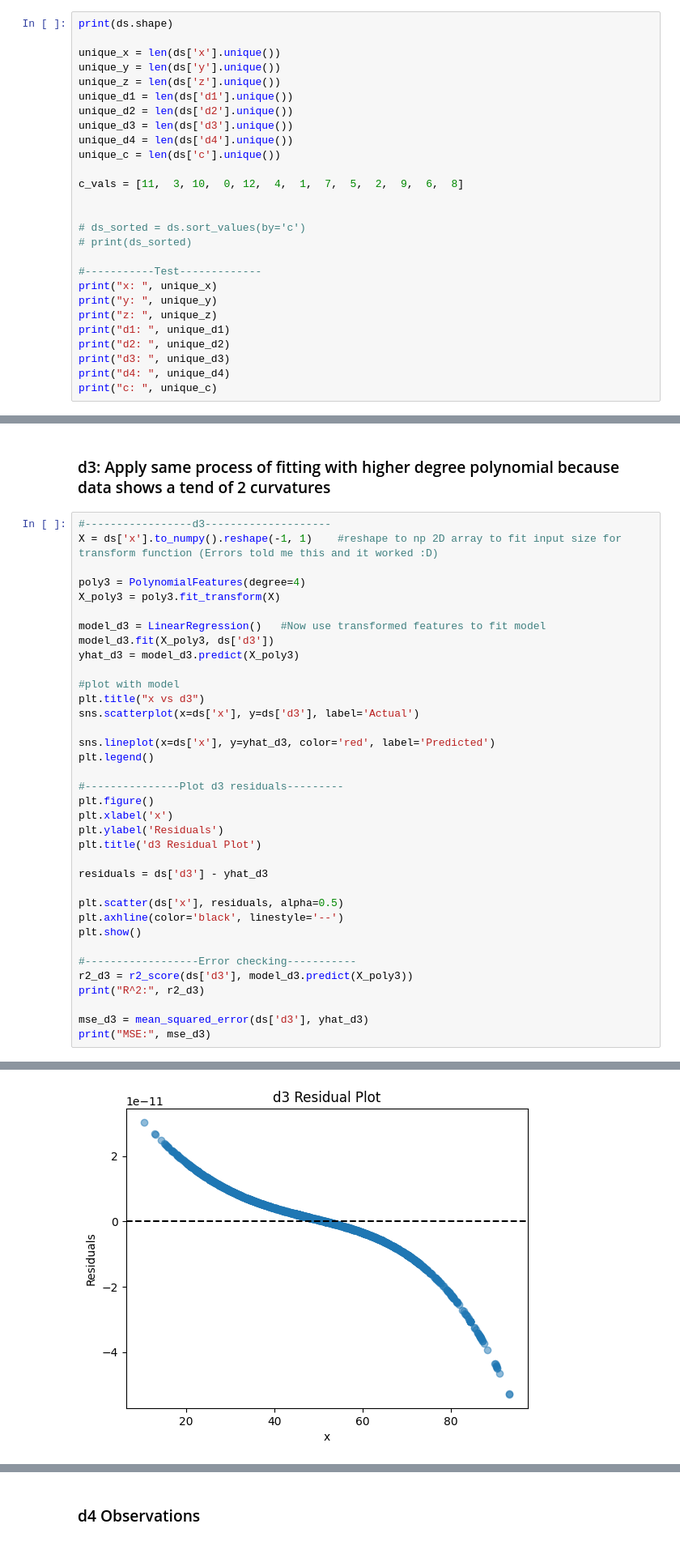
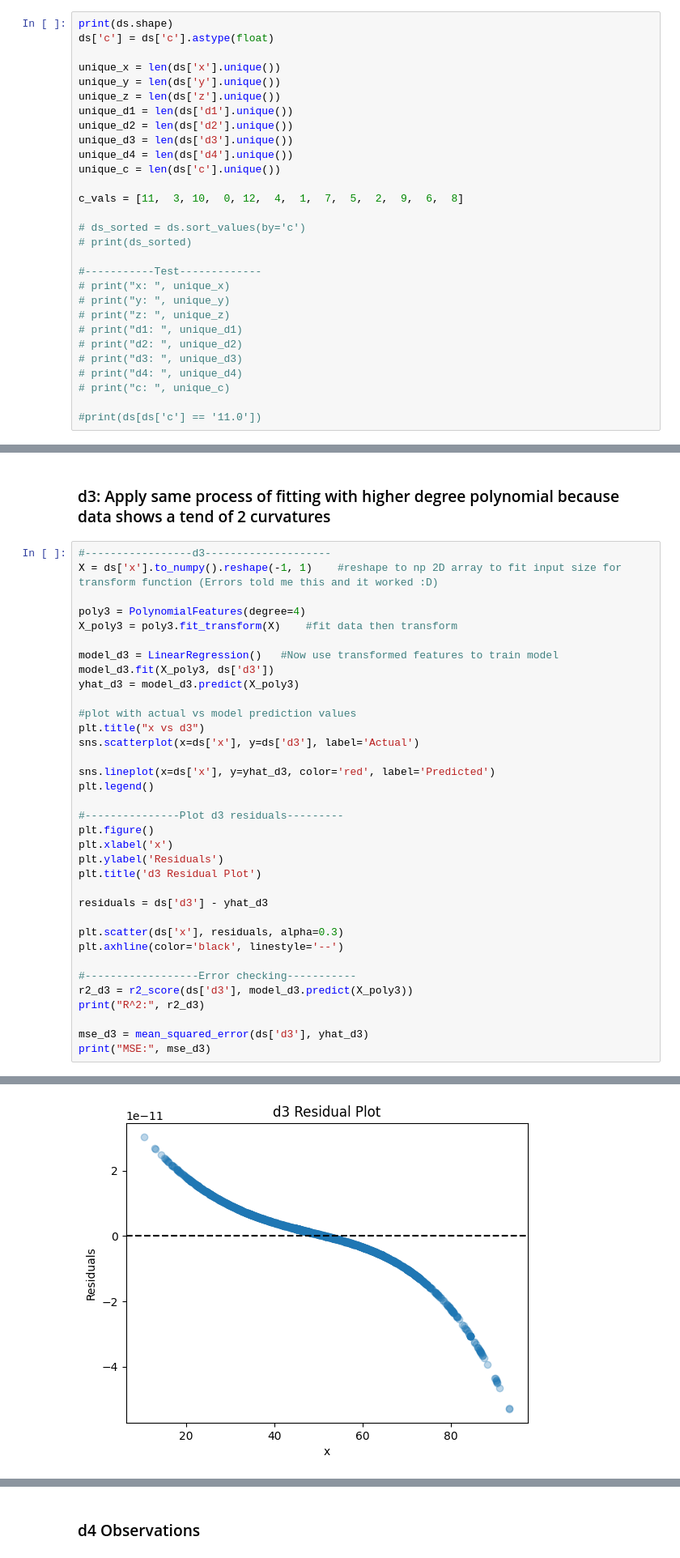
Before and after one commit to janaeF/CS577_HW-4, a Jupyter notebook: hw4/src/assignment4.ipynb, the cells around one changed output, grey strips where cells are left out. Shown at 81% size. Saved outputs shown, nothing was run; the diff lists cells and outputs as text.

```diff
--- a/hw4/src/assignment4.ipynb
+++ b/hw4/src/assignment4.ipynb
@@ -147,6 +191,7 @@ plt.show()
 ### Figuring out c
 # %%
 print(ds.shape)
+ds['c'] = ds['c'].astype(float)
 
 unique_x = len(ds['x'].unique())
 unique_y = len(ds['y'].unique())
@@ -159,18 +204,19 @@ unique_c = len(ds['c'].unique())
 
 c_vals = [11,  3, 10,  0, 12,  4,  1,  7,  5,  2,  9,  6,  8]
 
-
 # ds_sorted = ds.sort_values(by='c')
 # print(ds_sorted)
 
 #-----------Test-------------
-print("x: ", unique_x)
-print("y: ", unique_y)
-print("z: ", unique_z)
-print("d1: ", unique_d1)
-print("d2: ", unique_d2)
-print("d3: ", unique_d3)
-print("d4: ", unique_d4)
-print("c: ", unique_c)
+# print("x: ", unique_x)
+# print("y: ", unique_y)
+# print("z: ", unique_z)
+# print("d1: ", unique_d1)
+# print("d2: ", unique_d2)
+# print("d3: ", unique_d3)
+# print("d4: ", unique_d4)
+# print("c: ", unique_c)
+
+#print(ds[ds['c'] == '11.0'])
 # %% [output]
 (1846, 8)
@@ -254,13 +292,13 @@ plt.show()
 X = ds['x'].to_numpy().reshape(-1, 1)    #reshape to np 2D array to fit input size for transform function (Errors told me this and it worked :D)
 
 poly3 = PolynomialFeatures(degree=4)
-X_poly3 = poly3.fit_transform(X)
+X_poly3 = poly3.fit_transform(X)    #fit data then transform
 
-model_d3 = LinearRegression()   #Now use transformed features to fit model
+model_d3 = LinearRegression()   #Now use transformed features to train model
 model_d3.fit(X_poly3, ds['d3'])
 yhat_d3 = model_d3.predict(X_poly3)
 
-#plot with model
+#plot with actual vs model prediction values
 plt.title("x vs d3")
 sns.scatterplot(x=ds['x'], y=ds['d3'], label='Actual')
 
@@ -275,9 +313,8 @@ plt.title('d3 Residual Plot')
 
 residuals = ds['d3'] - yhat_d3
 
-plt.scatter(ds['x'], residuals, alpha=0.5)
+plt.scatter(ds['x'], residuals, alpha=0.3)
 plt.axhline(color='black', linestyle='--')
-plt.show()
 
 #------------------Error checking-----------
 r2_d3 = r2_score(ds['d3'], model_d3.predict(X_poly3))
@@ -289,2 +328,2 @@ print("MSE:", mse_d3)
 [figure]
-[figure, old version]
+[figure, new version]
```
Also changed, not shown: parts of 9 cells of this notebook.
